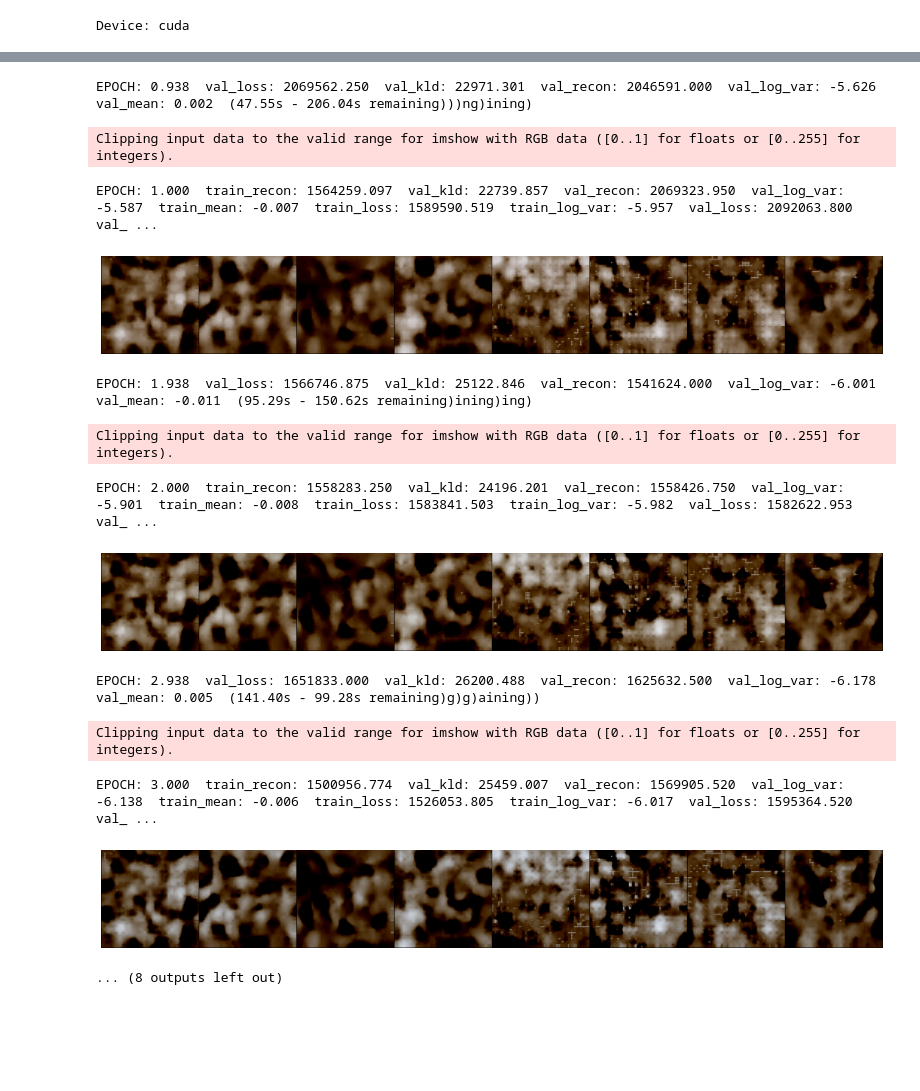
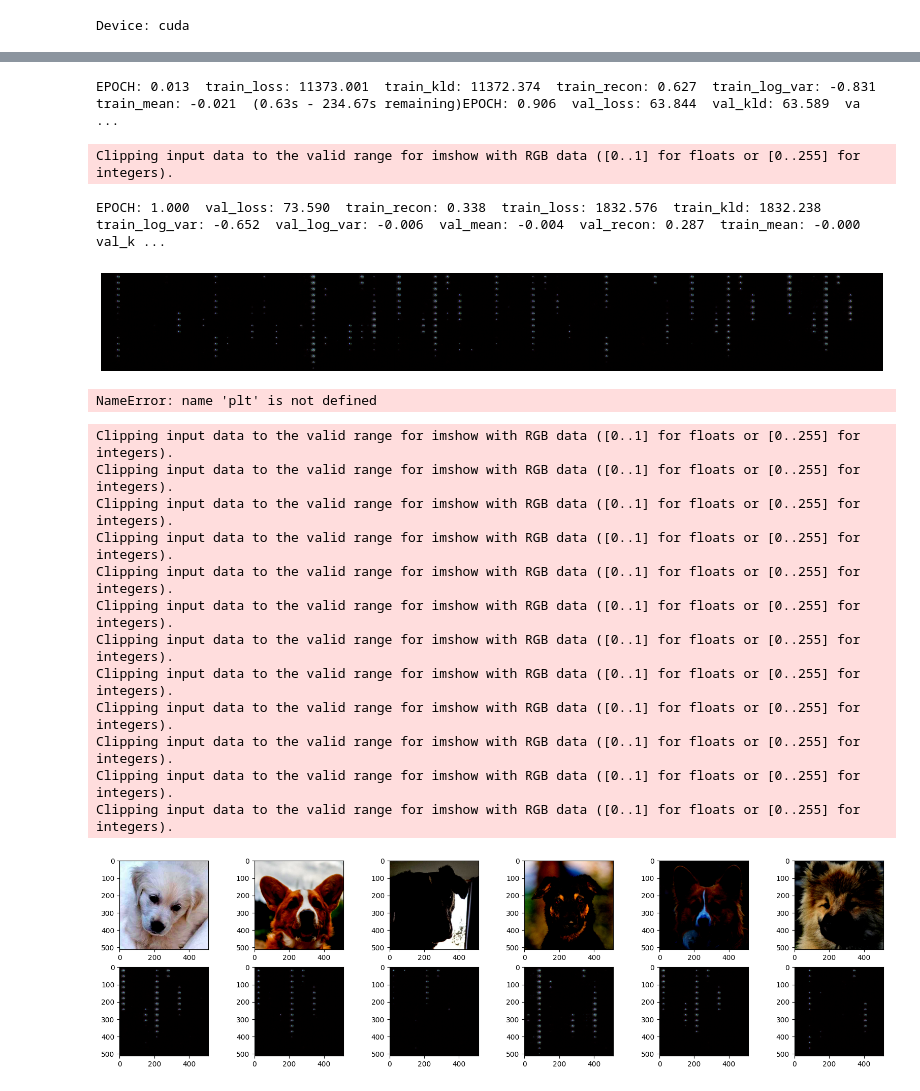
Before and after one commit to ayushraina2028/Term-Paper, a Jupyter notebook: Codes/VariationalAutoEncoder2.ipynb, the cells around one changed output, grey strips where cells are left out. Saved outputs shown, nothing was run; the diff lists cells and outputs as text; code cells hidden in the pictures; blank space fills up the shorter version.

```diff
--- a/Codes/VariationalAutoEncoder2.ipynb
+++ b/Codes/VariationalAutoEncoder2.ipynb
@@ -49,7 +49,7 @@ Valid dataset: 500
 # %%
 #Import DataLoader
 from torch.utils.data import DataLoader
-batchSize = 32
+batchSize = 16
 trainLoader = DataLoader(trainDataset, batch_size=batchSize, shuffle=True)
 validLoader = DataLoader(validDataset, batch_size=batchSize, shuffle=True)
 # %%
@@ -63,6 +63,7 @@ class VariationalAutoEncoder(nn.Module):
             nn.ReLU(),
             nn.MaxPool2d(kernel_size=2, stride=2),
             nn.Conv2d(in_channels=16, out_channels=32, kernel_size=3, stride=1, padding=1),
+            nn.BatchNorm2d(32),
             nn.ReLU(),
             nn.MaxPool2d(kernel_size=2, stride=2),
             nn.Conv2d(in_channels=32, out_channels=64, kernel_size=3, stride=1, padding=1),
@@ -72,9 +73,9 @@ class VariationalAutoEncoder(nn.Module):
             nn.ReLU(),
             nn.MaxPool2d(kernel_size=2, stride=2),
             nn.Conv2d(in_channels=128, out_channels=256, kernel_size=3, stride=1, padding=1),
+            nn.BatchNorm2d(256),
             nn.ReLU(),
             nn.MaxPool2d(kernel_size=2, stride=2),
-
             nn.Flatten()
         )
 
@@ -90,14 +91,17 @@ class VariationalAutoEncoder(nn.Module):
             nn.ConvTranspose2d(in_channels=512, out_channels=256, kernel_size=3, stride=2, padding=1, output_padding=1),
             nn.ReLU(),
             nn.ConvTranspose2d(in_channels=256, out_channels=128, kernel_size=3, stride=2, padding=1, output_padding=1),
+            nn.BatchNorm2d(128),
             nn.ReLU(),
             nn.ConvTranspose2d(in_channels=128, out_channels=64, kernel_size=3, stride=2, padding=1, output_padding=1),
             nn.ReLU(),
             nn.ConvTranspose2d(in_channels=64, out_channels=32, kernel_size=3, stride=2, padding=1, output_padding=1),
+            nn.BatchNorm2d(32),
             nn.ReLU(),
             nn.ConvTranspose2d(in_channels=32, out_channels=16, kernel_size=3, stride=2, padding=1, output_padding=1),
             nn.ReLU(),
             nn.ConvTranspose2d(in_channels=16, out_channels=3, kernel_size=3, stride=2, padding=1, output_padding=1),
+            nn.BatchNorm2d(3),
             nn.Tanh()
         )
 
@@ -184,8 +188,8 @@ def validateBatch(data, model, loss_function):
 # %%
 # def loss_function
 def loss_function(reconstructedBatch, data, mu, logvar):
-    reconstruction = F.mse_loss(reconstructedBatch, data.view(-1, 3, 512, 512), reduction='sum')
-    KLdivergence = -0.5 * torch.sum(1 + logvar - mu.pow(2) - logvar.exp())
+    reconstruction = F.mse_loss(reconstructedBatch, data.view(-1, 3, 512, 512), reduction='mean')
+    KLdivergence = torch.mean(-0.5 * torch.sum(1 + logvar - mu.pow(2) - logvar.exp()))
 
     return reconstruction + KLdivergence, reconstruction, KLdivergence
 # %%
@@ -193,7 +197,7 @@ def loss_function(reconstructedBatch, data, mu, logvar):
 model = VariationalAutoEncoder().to(device)
 
 # Initialize optimizer
-optimiser = torch.optim.Adam(model.parameters(), lr=0.005)
+optimiser = torch.optim.Adam(model.parameters(), lr=0.0001)
 # %%
 #import report
 from torch_snippets import Report
@@ -203,46 +207,81 @@ from torchvision.utils import make_grid
 
 # import show
 from torch_snippets import show
 n_epochs = 5
 log = Report(n_epochs)
-z = torch.randn(8, 256).to(device)
 for epoch in range(n_epochs):
     N = len(trainLoader)
     for batchIndex , (image, label) in enumerate(trainLoader):
         loss, recon, KL, log_var, mean = trainBatch(image, model, optimiser, loss_function)
 
         pos = epoch + (batchIndex + 1)/N
         log.record(pos, train_loss = loss, train_kld=KL, train_recon=recon,train_log_var=log_var, train_mean=mean, end='\r')
 
     N = len(validLoader)
     for batchIndex, (image, label) in enumerate(validLoader):
         loss, recon, KL, log_var, mean = validateBatch(image, model, loss_function)
 
         pos = epoch + (batchIndex + 1)/N
         log.record(pos, val_loss = loss, val_kld=KL, val_recon=recon,val_log_var=log_var, val_mean=mean, end='\r')
 
     log.report_avgs(epoch+1)
 
     # print 23 new generated images in 5x5 grid
     with torch.no_grad():
         # set grid size
+        z = torch.randn(8, 256).to(device)
         sample = model.decoder(z).to(device)
         images = make_grid(sample.view(8,3,512,512)).permute(1,2,0)
         show(images)
+
+    # print reconstructed images
+    import matplotlib.pyplot as plt
+    with torch.no_grad():
+        for images, labels in validLoader:
+            recon_images, _, _ = model(images.to(device))
+            break
+
+        N = 6
+        fig, axes = plt.subplots(2,N, figsize=(20,5))
+        for i in range(N):
+            axes[0,i].imshow(images[i].cpu().numpy().transpose(1,2,0).squeeze())
+            axes[1,i].imshow(recon_images[i].cpu().numpy().transpose(1,2,0).squeeze())
+
+        plt.show()
 # %% [output]
-EPOCH: 0.938  val_loss: 2069562.250  val_kld: 22971.301  val_recon: 2046591.000  val_log_var: -5.626  val_mean: 0.002  (47.55s - 206.04s remaining)))ng)ining)
+EPOCH: 0.013  train_loss: 11373.001  train_kld: 11372.374  train_recon: 0.627  train_log_var: -0.831  train_mean: -0.021  (0.63s - 234.67s remaining)EPOCH: 0.906  val_loss: 63.844  val_kld: 63.589  va ...
 Clipping input data to the valid range for imshow with RGB data ([0..1] for floats or [0..255] for integers).
-EPOCH: 1.000  train_recon: 1564259.097  val_kld: 22739.857  val_recon: 2069323.950  val_log_var: -5.587  train_mean: -0.007  train_loss: 1589590.519  train_log_var: -5.957  val_loss: 2092063.800  val_ ...
+EPOCH: 1.000  val_loss: 73.590  train_recon: 0.338  train_loss: 1832.576  train_kld: 1832.238  train_log_var: -0.652  val_log_var: -0.006  val_mean: -0.004  val_recon: 0.287  train_mean: -0.000  val_k ...
-[figure, old version]
+[figure, new version]
-EPOCH: 1.938  val_loss: 1566746.875  val_kld: 25122.846  val_recon: 1541624.000  val_log_var: -6.001  val_mean: -0.011  (95.29s - 150.62s remaining)ining)ing)
+NameError: name 'plt' is not defined
-Clipping input data to the valid range for imshow with RGB data ([0..1] for floats or [0..255] for integers).
-EPOCH: 2.000  train_recon: 1558283.250  val_kld: 24196.201  val_recon: 1558426.750  val_log_var: -5.901  train_mean: -0.008  train_loss: 1583841.503  train_log_var: -5.982  val_loss: 1582622.953  val_ ...
-[figure, removed]
-EPOCH: 2.938  val_loss: 1651833.000  val_kld: 26200.488  val_recon: 1625632.500  val_log_var: -6.178  val_mean: 0.005  (141.40s - 99.28s remaining)g)g)aining))
-Clipping input data to the valid range for imshow with RGB data ([0..1] for floats or [0..255] for integers).
-EPOCH: 3.000  train_recon: 1500956.774  val_kld: 25459.007  val_recon: 1569905.520  val_log_var: -6.138  train_mean: -0.006  train_loss: 1526053.805  train_log_var: -6.017  val_loss: 1595364.520  val_ ...
-[figure, removed]
-... (8 outputs left out)
+# %%
+import matplotlib.pyplot as plt
+with torch.no_grad():
+    for images, labels in validLoader:
+        recon_images, _, _ = model(images.to(device))
+        break
+
+    N = 6
+    fig, axes = plt.subplots(2,N, figsize=(20,5))
+    for i in range(N):
+        axes[0,i].imshow(images[i].cpu().numpy().transpose(1,2,0).squeeze())
+        axes[1,i].imshow(recon_images[i].cpu().numpy().transpose(1,2,0).squeeze())
+
+    plt.show()
+# %% [output]
+Clipping input data to the valid range for imshow with RGB data ([0..1] for floats or [0..255] for integers).
+Clipping input data to the valid range for imshow with RGB data ([0..1] for floats or [0..255] for integers).
+Clipping input data to the valid range for imshow with RGB data ([0..1] for floats or [0..255] for integers).
+Clipping input data to the valid range for imshow with RGB data ([0..1] for floats or [0..255] for integers).
+Clipping input data to the valid range for imshow with RGB data ([0..1] for floats or [0..255] for integers).
+Clipping input data to the valid range for imshow with RGB data ([0..1] for floats or [0..255] for integers).
+Clipping input data to the valid range for imshow with RGB data ([0..1] for floats or [0..255] for integers).
+Clipping input data to the valid range for imshow with RGB data ([0..1] for floats or [0..255] for integers).
+Clipping input data to the valid range for imshow with RGB data ([0..1] for floats or [0..255] for integers).
+Clipping input data to the valid range for imshow with RGB data ([0..1] for floats or [0..255] for integers).
+Clipping input data to the valid range for imshow with RGB data ([0..1] for floats or [0..255] for integers).
+Clipping input data to the valid range for imshow with RGB data ([0..1] for floats or [0..255] for integers).
+[figure, added]
 # %%
 with torch.no_grad():
  # set grid size
```
Also changed, not shown: parts of 5 cells of this notebook, 11 other files.
